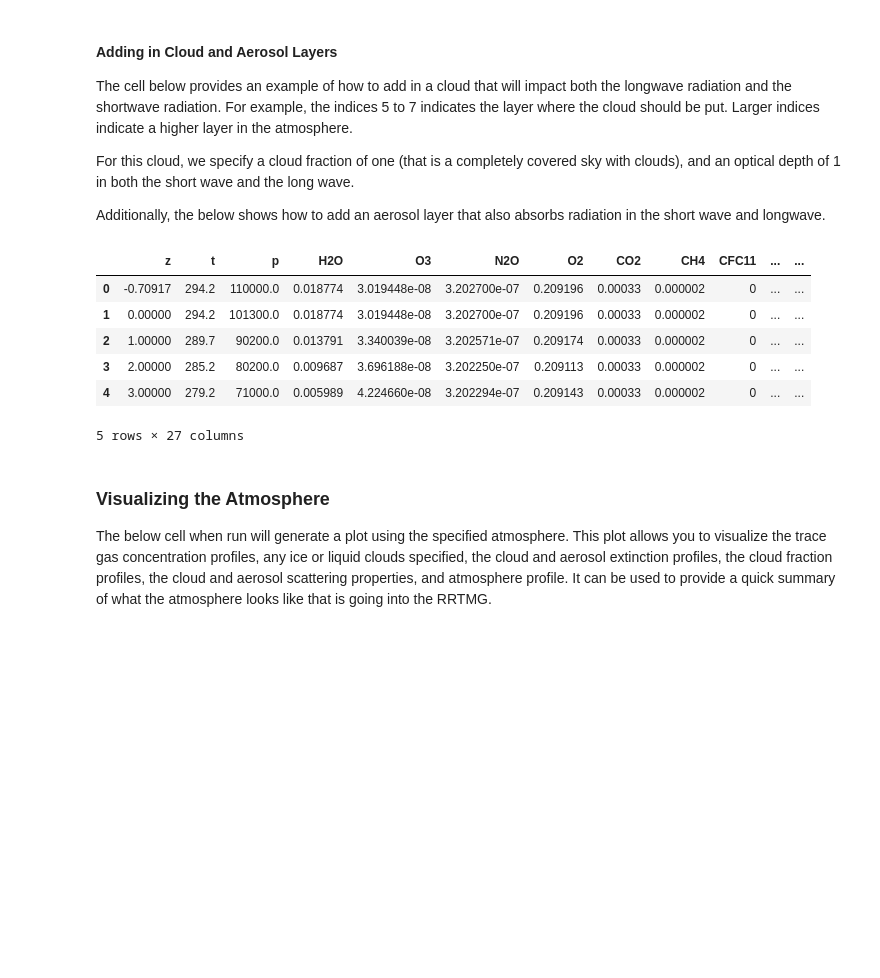
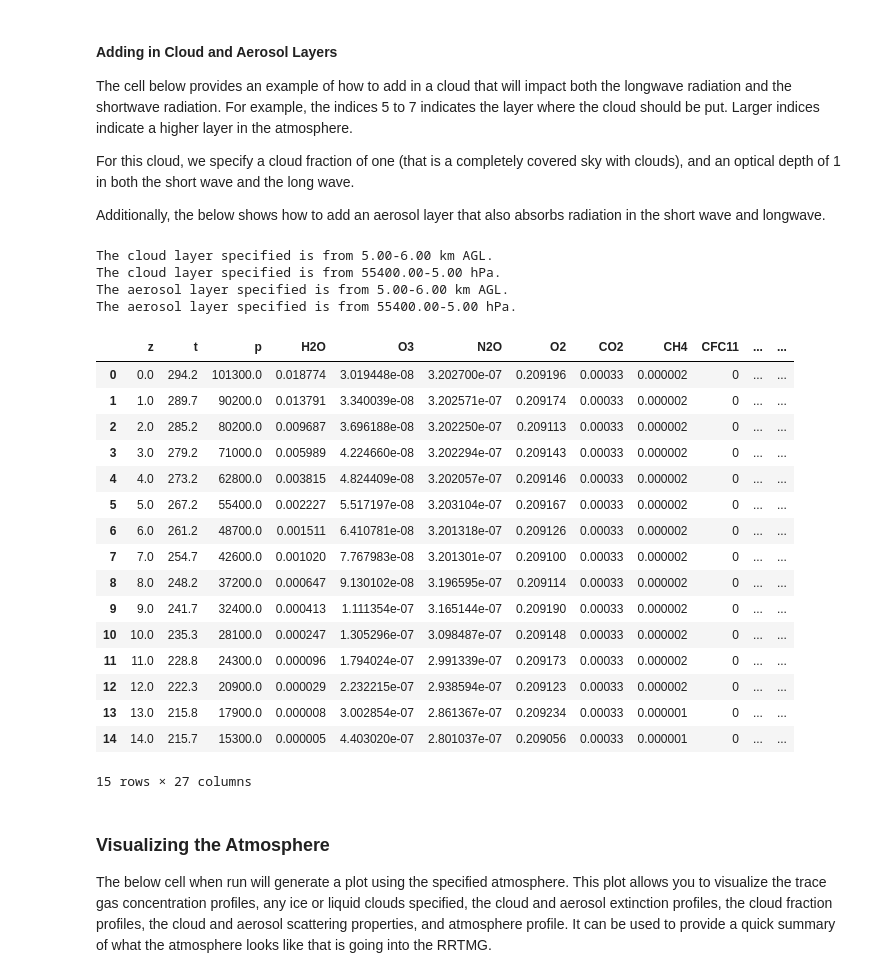
Before and after one commit to wblumberg/ESCI345, a Jupyter notebook: 10.Radiative_Fluxes_and_Heating/RRTMG_Sandbox.ipynb, the cells around one changed output. Drawn from its saved outputs; the diff is of its cells as text; code cells hidden in the pictures; blank space fills up the shorter version.

```diff
--- a/10.Radiative_Fluxes_and_Heating/RRTMG_Sandbox.ipynb
+++ b/10.Radiative_Fluxes_and_Heating/RRTMG_Sandbox.ipynb
@@ -32,23 +32,44 @@ For this cloud, we specify a cloud fraction of one (that is a completely covered
 Additionally, the below shows how to add an aerosol layer that also absorbs radiation in the short wave and longwave.
 # %%
 ### Put a cloud in the profile that can affect both the shortwave and longwave
-atmosphere.loc[5:7,'Cloud_Fraction'] = 1
-atmosphere.loc[5:7,'SW_Cloud_Tau'] = .1
-atmosphere.loc[5:7,'LW_Cloud_Tau'] = .3
+cloud_layer = slice(5,7) # 5 and 7 are the layer indices
+hrm.get_layer_properties(atmosphere, cloud_layer, "cloud layer") # This will print out some information about the layer bounds.
+atmosphere.loc[cloud_layer,'Cloud_Fraction'] = 1 # Cloud fraction MUST BE greater than 0 for the RRTMG to recognize that there's a cloud (even if you specify other cloud properties)
+atmosphere.loc[cloud_layer,'SW_Cloud_Tau'] = .1
+atmosphere.loc[cloud_layer,'LW_Cloud_Tau'] = .3
 
 ### Put an aerosol layer in the profile that can affect both the shortwave and longwave
-atmosphere.loc[9:11,'SW_Aerosol_Tau'] = 0.2
-atmosphere.loc[9:11,'LW_Aerosol_Tau'] = 0.2
+aerosol_layer = slice(9,11) #9 and 11 are the layer indices
+hrm.get_layer_properties(atmosphere, cloud_layer, "aerosol layer") # This will print out some information about the layer bounds.
+atmosphere.loc[aerosol_layer,'SW_Aerosol_Tau'] = 0.2
+atmosphere.loc[aerosol_layer,'LW_Aerosol_Tau'] = 0.2
 
-atmosphere.head()
+### Double the concentration of a trace gas:
+#atmosphere['CO2'] *= 2
+
+atmosphere.head(15)
 # %% [output]
+The cloud layer specified is from 5.00-6.00 km AGL.
+The cloud layer specified is from 55400.00-5.00 hPa.
+The aerosol layer specified is from 5.00-6.00 km AGL.
+The aerosol layer specified is from 55400.00-5.00 hPa.
 |  | z | t | p | H2O | O3 | N2O | O2 | CO2 | CH4 | CFC11 | ... | ... |
-| 0 | -0.70917 | 294.2 | 110000.0 | 0.018774 | 3.019448e-08 | 3.202700e-07 | 0.209196 | 0.00033 | 0.000002 | 0 | ... | ... |
-| 1 | 0.00000 | 294.2 | 101300.0 | 0.018774 | 3.019448e-08 | 3.202700e-07 | 0.209196 | 0.00033 | 0.000002 | 0 | ... | ... |
-| 2 | 1.00000 | 289.7 | 90200.0 | 0.013791 | 3.340039e-08 | 3.202571e-07 | 0.209174 | 0.00033 | 0.000002 | 0 | ... | ... |
-| 3 | 2.00000 | 285.2 | 80200.0 | 0.009687 | 3.696188e-08 | 3.202250e-07 | 0.209113 | 0.00033 | 0.000002 | 0 | ... | ... |
-| 4 | 3.00000 | 279.2 | 71000.0 | 0.005989 | 4.224660e-08 | 3.202294e-07 | 0.209143 | 0.00033 | 0.000002 | 0 | ... | ... |
+| 0 | 0.0 | 294.2 | 101300.0 | 0.018774 | 3.019448e-08 | 3.202700e-07 | 0.209196 | 0.00033 | 0.000002 | 0 | ... | ... |
+| 1 | 1.0 | 289.7 | 90200.0 | 0.013791 | 3.340039e-08 | 3.202571e-07 | 0.209174 | 0.00033 | 0.000002 | 0 | ... | ... |
+| 2 | 2.0 | 285.2 | 80200.0 | 0.009687 | 3.696188e-08 | 3.202250e-07 | 0.209113 | 0.00033 | 0.000002 | 0 | ... | ... |
+| 3 | 3.0 | 279.2 | 71000.0 | 0.005989 | 4.224660e-08 | 3.202294e-07 | 0.209143 | 0.00033 | 0.000002 | 0 | ... | ... |
+| 4 | 4.0 | 273.2 | 62800.0 | 0.003815 | 4.824409e-08 | 3.202057e-07 | 0.209146 | 0.00033 | 0.000002 | 0 | ... | ... |
+| 5 | 5.0 | 267.2 | 55400.0 | 0.002227 | 5.517197e-08 | 3.203104e-07 | 0.209167 | 0.00033 | 0.000002 | 0 | ... | ... |
+| 6 | 6.0 | 261.2 | 48700.0 | 0.001511 | 6.410781e-08 | 3.201318e-07 | 0.209126 | 0.00033 | 0.000002 | 0 | ... | ... |
+| 7 | 7.0 | 254.7 | 42600.0 | 0.001020 | 7.767983e-08 | 3.201301e-07 | 0.209100 | 0.00033 | 0.000002 | 0 | ... | ... |
+| 8 | 8.0 | 248.2 | 37200.0 | 0.000647 | 9.130102e-08 | 3.196595e-07 | 0.209114 | 0.00033 | 0.000002 | 0 | ... | ... |
+| 9 | 9.0 | 241.7 | 32400.0 | 0.000413 | 1.111354e-07 | 3.165144e-07 | 0.209190 | 0.00033 | 0.000002 | 0 | ... | ... |
+| 10 | 10.0 | 235.3 | 28100.0 | 0.000247 | 1.305296e-07 | 3.098487e-07 | 0.209148 | 0.00033 | 0.000002 | 0 | ... | ... |
+| 11 | 11.0 | 228.8 | 24300.0 | 0.000096 | 1.794024e-07 | 2.991339e-07 | 0.209173 | 0.00033 | 0.000002 | 0 | ... | ... |
+| 12 | 12.0 | 222.3 | 20900.0 | 0.000029 | 2.232215e-07 | 2.938594e-07 | 0.209123 | 0.00033 | 0.000002 | 0 | ... | ... |
+| 13 | 13.0 | 215.8 | 17900.0 | 0.000008 | 3.002854e-07 | 2.861367e-07 | 0.209234 | 0.00033 | 0.000001 | 0 | ... | ... |
+| 14 | 14.0 | 215.7 | 15300.0 | 0.000005 | 4.403020e-07 | 2.801037e-07 | 0.209056 | 0.00033 | 0.000001 | 0 | ... | ... |
-5 rows × 27 columns
+15 rows × 27 columns
 # %% [markdown]
 ### Visualizing the Atmosphere
 
```
Also changed, not shown: parts of 10 cells of this notebook, 1 other file.
